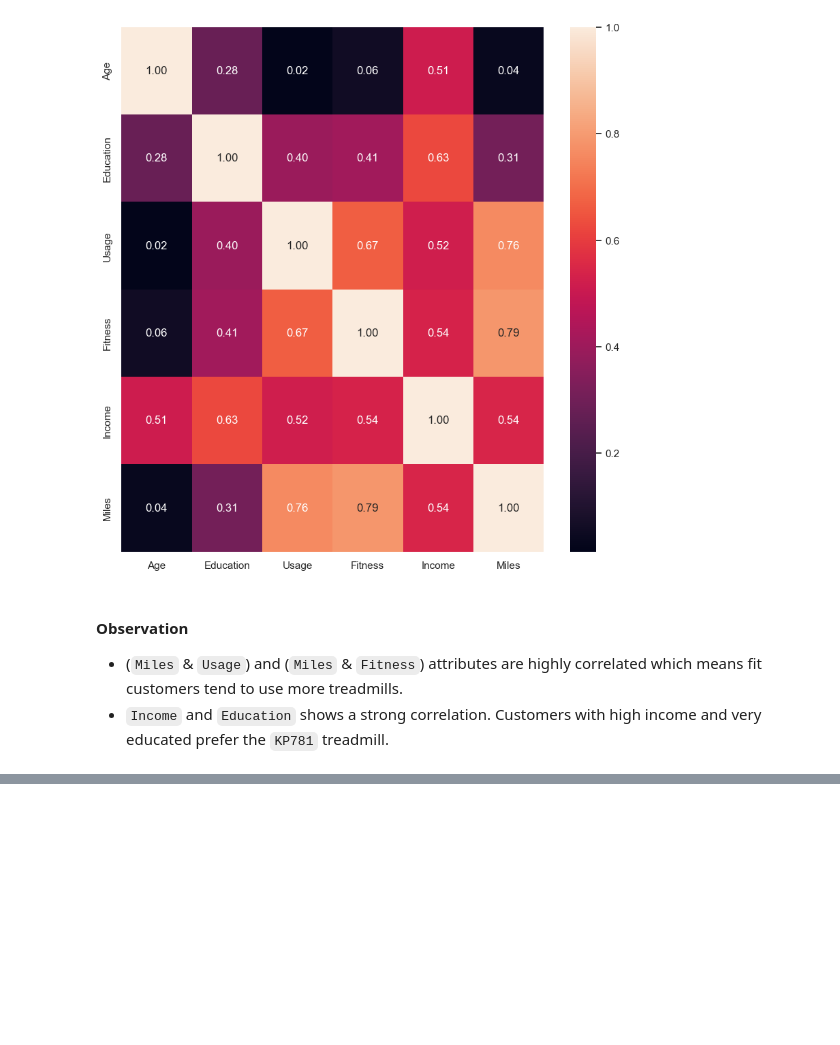
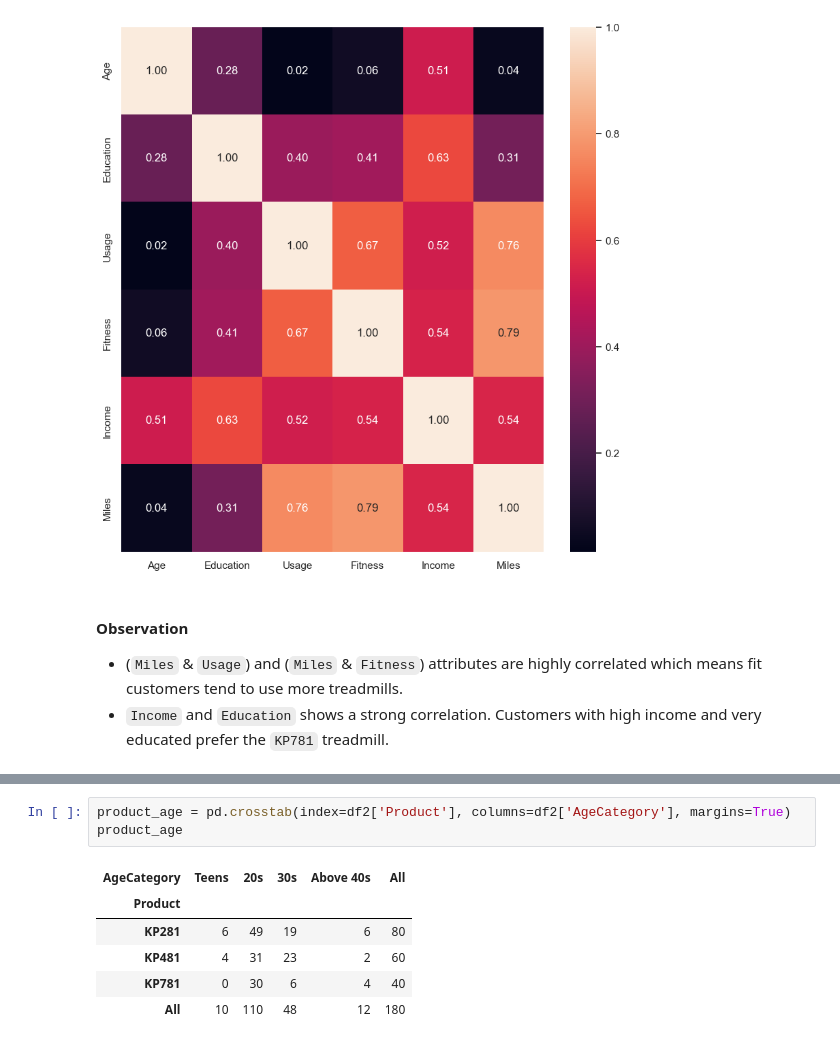
Before and after one commit to najmisyazani/Treadmill-Purchase-Analysis, a Jupyter notebook: Treadmill Purchase Analysis.ipynb, the cells around one changed output, grey strips where cells are left out. Drawn from its saved outputs; the diff is of its cells as text; blank space fills up the shorter version.

```diff
--- a/Treadmill Purchase Analysis.ipynb
+++ b/Treadmill Purchase Analysis.ipynb
@@ -384,0 +550,10 @@ plt.show()
+# %%
+product_age = pd.crosstab(index=df2['Product'], columns=df2['AgeCategory'], margins=True)
+product_age
+# %% [output]
+| AgeCategory | Teens | 20s | 30s | Above 40s | All |
+| Product |  |  |  |  |  |
+| KP281 | 6 | 49 | 19 | 6 | 80 |
+| KP481 | 4 | 31 | 23 | 2 | 60 |
+| KP781 | 0 | 30 | 6 | 4 | 40 |
+| All | 10 | 110 | 48 | 12 | 180 |
```
Also changed, not shown: parts of 42 cells of this notebook, 1 other file.
